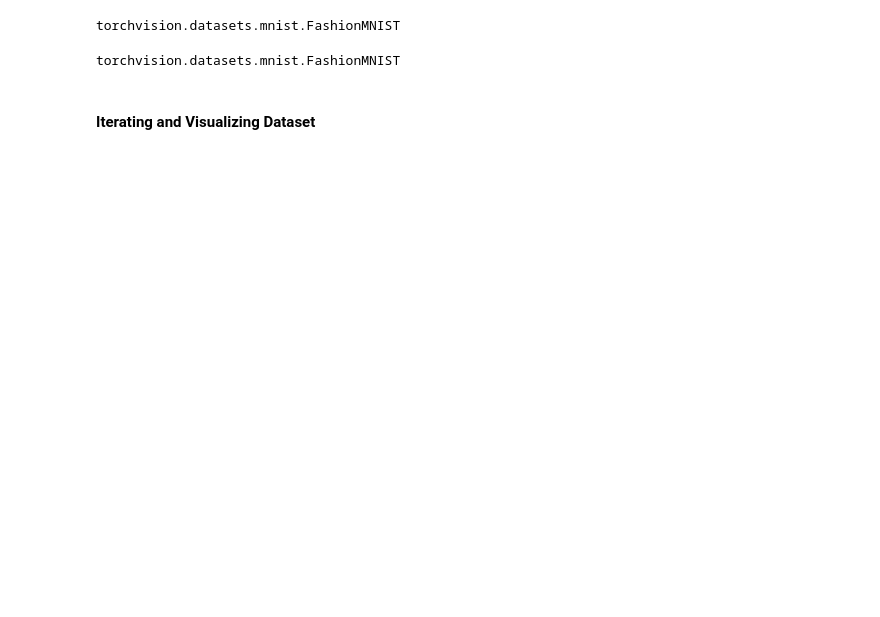
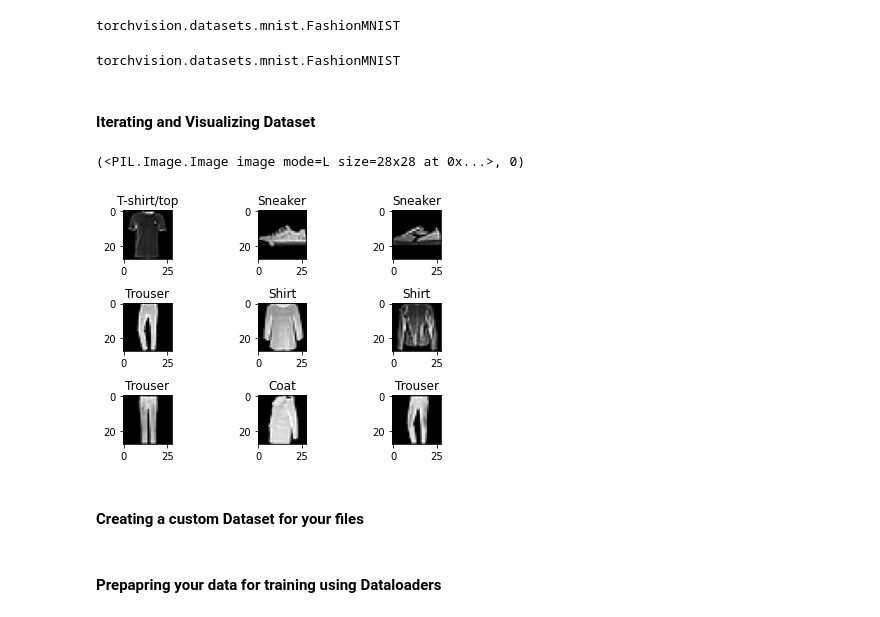
Before and after one commit to avmchandrish/deep-learning-expts, a Jupyter notebook: torch-basics.ipynb, the cells around one changed output. Cells and saved outputs as stored; diff of their text form; code cells hidden in the pictures; blank space fills up the shorter version.

Commit message:
datasets n dataloaders

```diff
--- a/torch-basics.ipynb
+++ b/torch-basics.ipynb
@@ -192,5 +173,26 @@ test = datasets.FashionMNIST(root = 'data', train = False, download = True, tran
 type(test)
 # %% [output]
 torchvision.datasets.mnist.FashionMNIST
-# %% [markdown]
-#### Iterating and Visualizing Dataset
+# %% [markdown]
+#### Iterating and Visualizing Dataset
+# %%
+training[1] # gives image and label
+# %% [output]
+(<PIL.Image.Image image mode=L size=28x28 at 0x...>, 0)
+# %%
+import matplotlib.pyplot as plt
+labels = ['T-shirt/top', 'Trouser', 'Pullover', 'Dress', 'Coat', 'Sandal', 'Shirt', 'Sneaker', 'Bag', 'Ankle boot']
+fig, ax = plt.subplots(3, 3)
+ax = ax.flatten()
+n = len(training)
+for i in range(9):
+    idx = torch.randint(0, n, size = (1,)).item()
+    img, l = training[idx]
+    ax[i].imshow(img.squeeze(), cmap = 'gray')
+    ax[i].set_title(labels[l])
+plt.tight_layout()
+plt.show()
+# %% [output]
+[figure, added]
+# %% [markdown]
+#### Creating a custom Dataset for your files
@@ -196,0 +223,2 @@ torchvision.datasets.mnist.FashionMNIST
+# %% [markdown]
+#### Prepapring your data for training using Dataloaders
```
Also changed, not shown: parts of 9 cells of this notebook.
